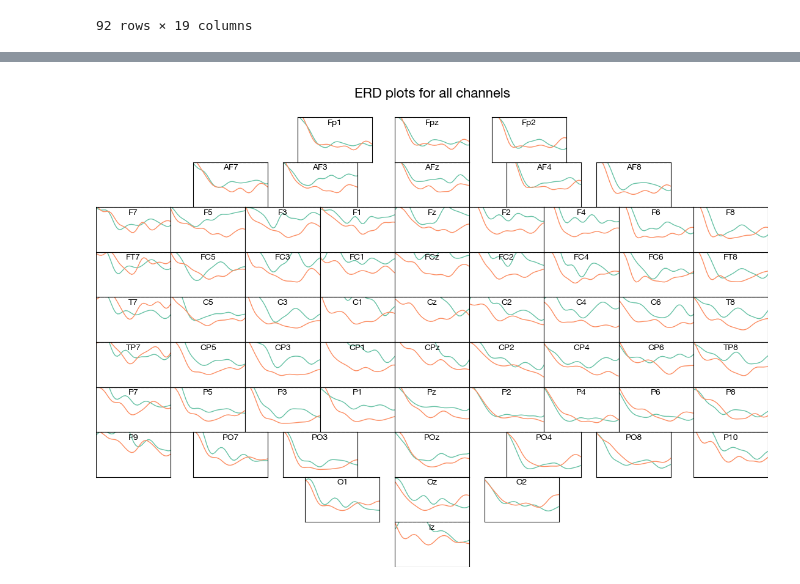
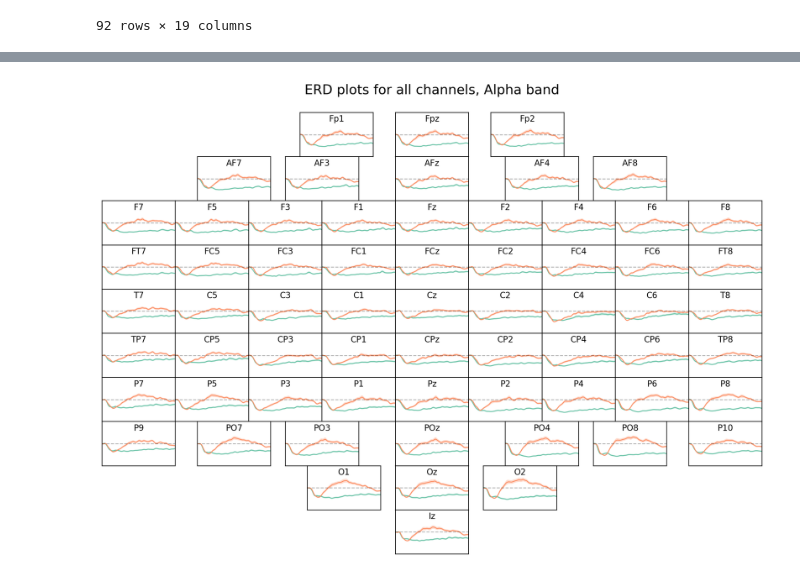
Before and after one commit to Malteflau/LaBraM-MMDTU, a Jupyter notebook: Spectrogram and erd grid plot.ipynb, the cells around one changed output, grey strips where cells are left out. Cells and saved outputs as stored; diff of their text form; code cells hidden in the pictures.

Commit message:
Working Grid plots

```diff
--- a/Spectrogram and erd grid plot.ipynb
+++ b/Spectrogram and erd grid plot.ipynb
@@ -92,7 +91,7 @@ Loading data for 298 events and 3000 original time points ...
 def roof(x):
     return int(x) + 1 if x > int(x) else int(x)
 # %%
-def get_psds_for_channel(participants_data, channel, settings, window, band = [1,40], overlap = 0.75, mean = True):
+def get_psds_for_channel(participants_data, channel, settings, window, band = [1,40], overlap = 0.75, ERD = True):
 
     overlap = int(window * sfreq * overlap) # scale overlap to window size
     psd_dict = {}
@@ -101,14 +100,15 @@ def get_psds_for_channel(participants_data, channel, settings, window, band = [1
         for epochs in participants_data:
             # Pick channel
             filtered_epochs = epochs.copy().load_data().pick([channel])
-            filtered_epochs = filtered_epochs.filter(l_freq=band[0], h_freq=band[1], fir_design='firwin', n_jobs=10, verbose = False)
+            if band != [1,40]:
+                filtered_epochs = filtered_epochs.filter(l_freq=band[0], h_freq=band[1], fir_design='firwin', n_jobs=10, verbose = False)
             filtered_epochs = filtered_epochs[setting]
             #filtered_epochs = filtered_epochs.apply_baseline(baseline=(-0.25,0))
             # Compute PSD
             psds = filtered_epochs.compute_psd(method='welch', window = 'hamming', average = None,
                                                fmin=band[0], fmax=band[1], n_fft=int(sfreq*window*2/band[0]),
                                                n_overlap=int(overlap*2/band[0]), n_jobs=10, verbose = False);
-            if mean:
+            if ERD:
                 #print(np.array(psds.get_data()).mean(axis = 1).shape)
                 mean_psds = np.array(psds.get_data().mean(axis=0).mean(axis = 1)).flatten()
                 # Standardize to baseline
@@ -116,16 +116,25 @@ def get_psds_for_channel(participants_data, channel, settings, window, band = [1
                 all_psds.append(mean_psds/baseline) # append the mean over epochs and frequencies to all psds
             else:
                 psds_list = np.array(psds.get_data().mean(axis=0))
-                #mean_psds = np.array(psds.get_data().mean(axis=0).mean(axis = 1)).flatten()
-                #subset_means = psds_list[:, int(len(mean_psds)/20):int(len(mean_psds)/10)].mean(axis=1)
-                #normalized_arr = psds_list / subset_means[:, np.newaxis]
-                all_psds.append(psds_list)
+                psds_list = np.reshape(psds_list, (len(psds_list[0]), len(psds_list[0][0])))
+
+                # Compute baseline mean and std
+                start, end = int(len(psds_list[0,:])/20), int(len(psds_list[0,:])/10)
+                baseline_segment = psds_list[:, start:end + 1]
+                baseline_mean = np.mean(baseline_segment, axis=1, keepdims=True)
+                # baseline_std = np.std(baseline_segment, axis=1, keepdims=True)
+
+                # Standardize each row
+                arr_standardized = psds_list/baseline_mean
+
+                all_psds.append(arr_standardized)
             # Unload data from iteration to save memory space
             del filtered_epochs
             gc.collect()
 
         label = f'{setting}, {band} frequencies, channel {channel}'
-        psd_dict[label] = np.reshape(all_psds, (len(all_psds), len(all_psds[0]))) if mean else np.reshape(all_psds, (len(all_psds[0][0]), len(all_psds[0][0][0])))
+        #print(np.array(all_psds).mean(axis=0).shape)
+        psd_dict[label] = np.reshape(all_psds, (len(all_psds), len(all_psds[0]))) if ERD else np.reshape(np.array(all_psds).mean(axis=0), (len(all_psds[0]), len(all_psds[0][0])))
 
     return psd_dict
 # %%
@@ -156,7 +175,7 @@ def plot_ERD(psds_dict, ax):
         ax.fill_between(times, mean_line - std_line, mean_line + std_line, alpha=0.3)
 
     ax.axhline(y=1, color='black', linestyle='--', label='baseline', alpha = 0.3) # plot baseline
-    ax.set_ylim(0.5,1.3)
+    ax.set_ylim(0,2)
     ax.set_xlim(-0.1,4)
     #ax.legend()
     #plt.show()
@@ -190,0 +200,4 @@ plot_diff_Spectrogram(psd)
+# %%
+fig, ax = plt.subplots()
+plot_diff_Spectrogram(psd, ax)
+plt.show()
@@ -240,39 +255,35 @@ epochs.plot_sensors(ch_type='eeg', kind='topomap', show_names=True);
 # %%
 window = 1
 settings = ['T1P', 'T1Pn']
 overlap = 0.9
-epochs = epochs_df['Epochs'][:1]
+epochs = epochs_df['Epochs']
 band = [8,12]
 mne.set_log_level('WARNING')
-# Define grid size based on your ch_grid_dict
+# Define grid size based on ch_grid_dict
 n_cols = max(pos[0] for pos in ch_grid_dict.values()) + 1
 n_rows = max(pos[1] for pos in ch_grid_dict.values()) + 1
 
 fig = plt.figure(figsize=(11, 8))
 
-
-
 for ch, (x, y) in tqdm(ch_grid_dict.items(), desc=f'with frequency band: {band}, and settings: {settings}'):
 
-    psds = get_psds_for_channel(participants_data=epochs, overlap=overlap, channel=ch, band=band, window=window, settings=settings);
+    psds = get_psds_for_channel(participants_data=epochs, overlap=overlap, channel=ch, band=band, window=window, settings=settings, ERD = True);
     # Normalize positions to [0, 1] figure coordinates
     top_margin = 0.08
     ax_width = 1 / n_cols
     ax_height = (1 - top_margin) / n_rows
 
     left = x * ax_width
     bottom = 1 - top_margin - (y + 1) * ax_height
 
     ax = fig.add_axes([left, bottom, ax_width, ax_height])
     plot_ERD(psds, ax)
     ax.text(0.5, 0.95, ch, ha='center', va='top', transform=ax.transAxes, fontsize=10)
     ax.set_xticks([])
     ax.set_yticks([])
-    ax.set_xlim(0, 1)
-    ax.set_ylim(0, 1)
 
 
-plt.suptitle("ERD plots for all channels", fontsize=16)
+plt.suptitle("ERD plots for all channels, Alpha band", fontsize=16)
 plt.show()
 # %% [output]
-[figure, old version]
+[figure, new version]
```
Also changed, not shown: parts of 13 cells of this notebook.
